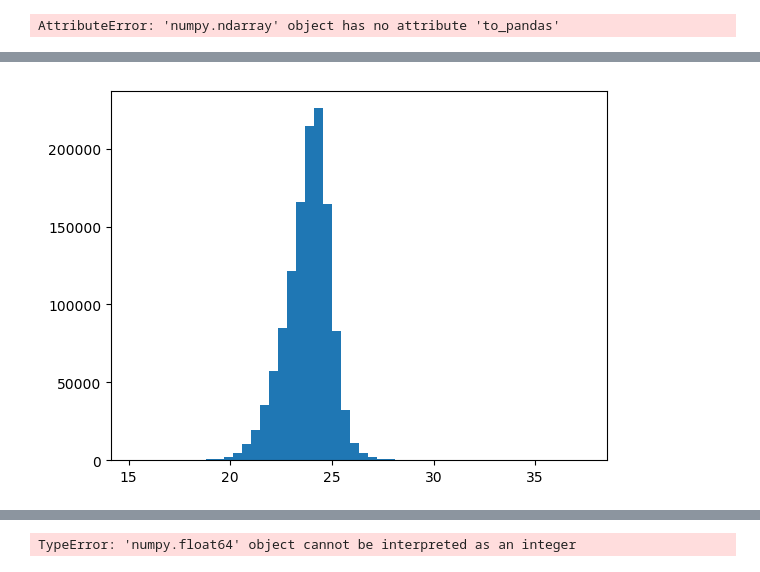
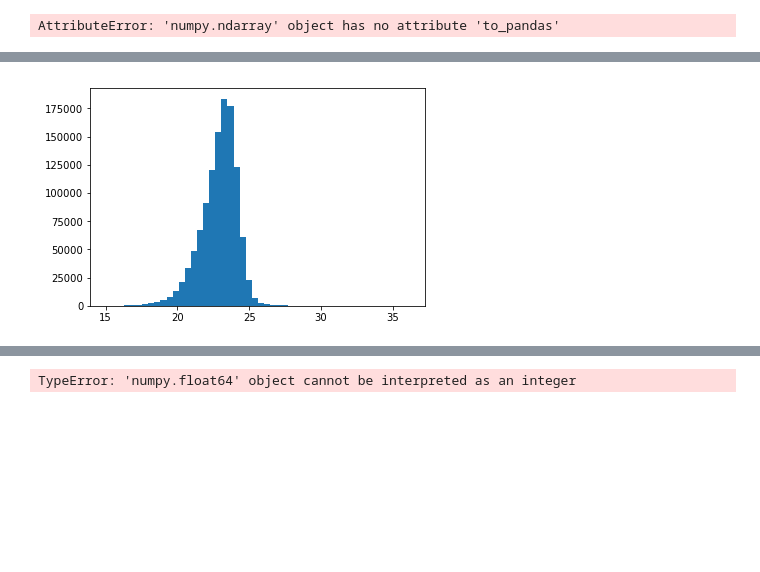
Before and after one commit to tlmakinen/ultra-diffuse-galaxy-JP, a Jupyter notebook: legacy-file-assembly.ipynb, the cells around one changed output, grey strips where cells are left out. Drawn from its saved outputs; the diff is of its cells as text; code cells hidden in the pictures; blank space fills up the shorter version.

```diff
--- a/legacy-file-assembly.ipynb
+++ b/legacy-file-assembly.ipynb
@@ -160,2 +227,2 @@ ascii.write(t, 'tractor191.csv', format='csv', fast_writer=False)
 # %%
-big_table = Table.read('tractor191.csv')
+big_table = Table.read('tractor191color.csv')
@@ -163,20 +232,39 @@ big_table = Table.read('tractor191.csv')
 # Make cuts to clean up the big table data
 
 keep = (big_table['flux_r']>0.0) & (big_table['flux_r']<1e3)
+keep &= (big_table['flux_g']>0.0) & (big_table['flux_g']<1e3)
+keep &= (big_table['flux_z']>0.0) & (big_table['flux_z']<1e3)
+
 keep &= (big_table['apflux_r']>0.0) & (big_table['apflux_r']<1e3)
+keep &= (big_table['apflux_g']>0.0) & (big_table['apflux_g']<1e3)
+keep &= (big_table['apflux_z']>0.0) & (big_table['apflux_z']<1e3)
+
 keep &= big_table['shapeexp_r']>0
 
 keep &= ~np.isnan(big_table['flux_r'])
 keep &= ~np.isinf(big_table['flux_r'])
+keep &= ~np.isnan(big_table['flux_g'])
+keep &= ~np.isinf(big_table['flux_g'])
+keep &= ~np.isnan(big_table['flux_z'])
+keep &= ~np.isinf(big_table['flux_z'])
+
+
 keep &= ~np.isnan(big_table['apflux_r'])
 keep &= ~np.isinf(big_table['apflux_r'])
+keep &= ~np.isnan(big_table['apflux_g'])
+keep &= ~np.isinf(big_table['apflux_g'])
+keep &= ~np.isnan(big_table['apflux_z'])
+keep &= ~np.isinf(big_table['apflux_z'])
+
+
 keep &= ~np.isnan(big_table['shapeexp_r'])
 keep &= ~np.isinf(big_table['shapeexp_r'])
 
 
 t = big_table[keep]
 # %%
-plt.hist(22.5 - 2.5*np.log10(t["apflux_r"]), bins=50)
+plt.hist(22.5 - 2.5*np.log10(t['flux_r']), bins=50)
+
 plt.show()
 # %% [output]
-[figure, old version]
+[figure, new version]
```
Also changed, not shown: parts of 11 cells of this notebook.
